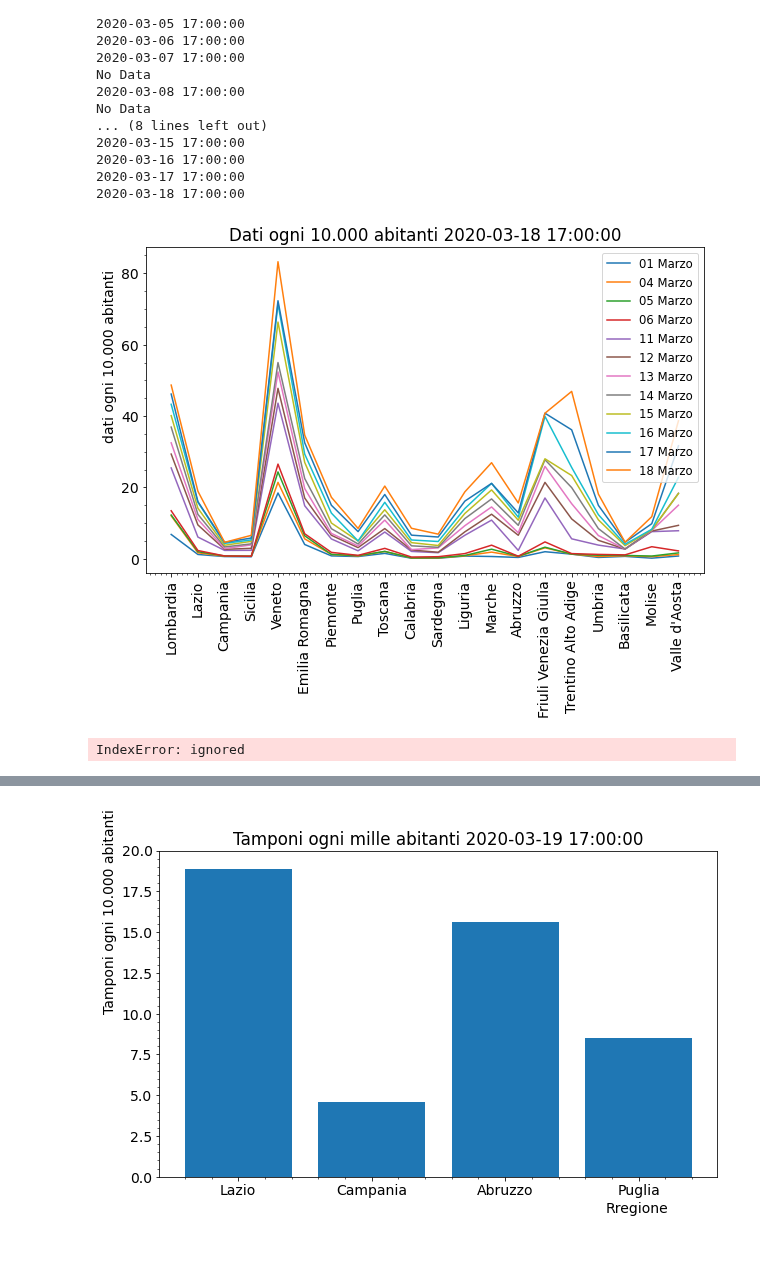
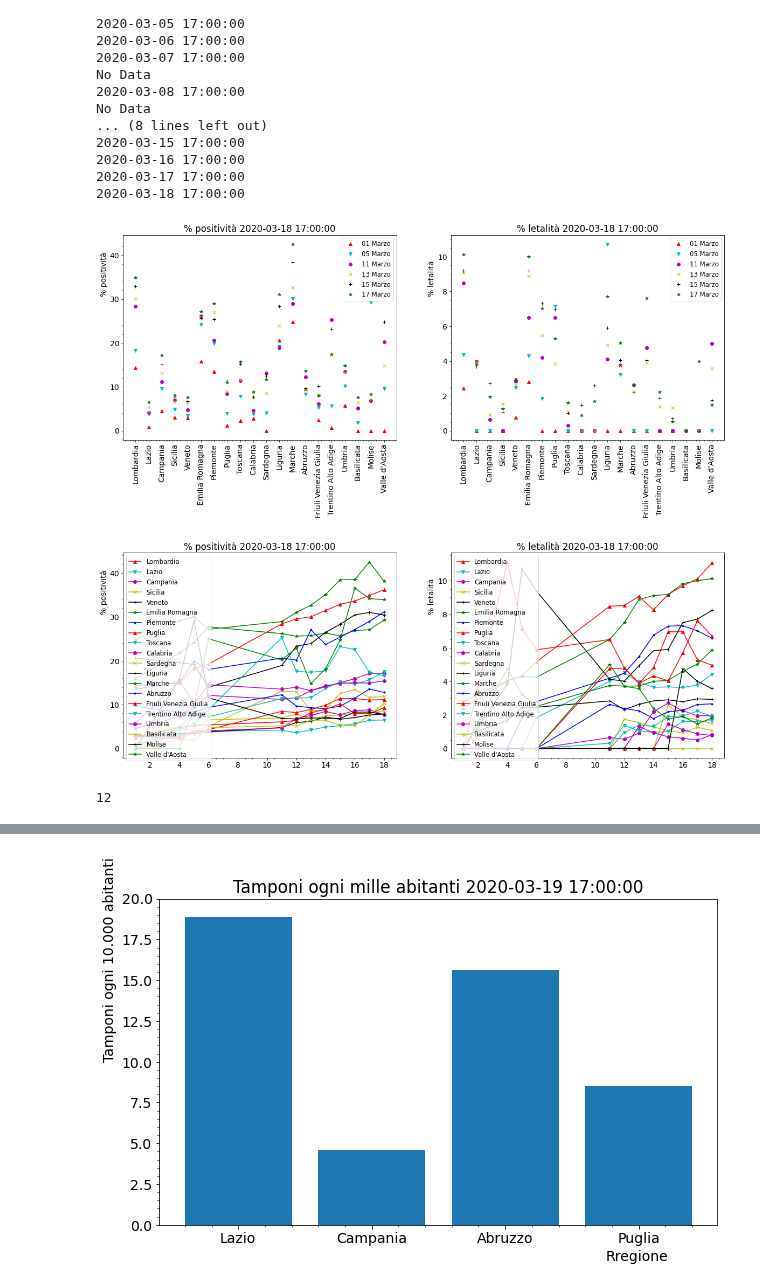
Before and after one commit to lorenzopaolucci/studenti, a Jupyter notebook: covid19.ipynb, the cells around one changed output, grey strips where cells are left out. Drawn from its saved outputs; the diff is of its cells as text; code cells hidden in the pictures; blank space fills up the shorter version.

```diff
--- a/covid19.ipynb
+++ b/covid19.ipynb
@@ -463,20 +463,67 @@ No Data
 2020-03-18 17:00:00
 # %%
 dati_regioni = np.array(dati_regioni)
-fig, ax = plt.subplots(figsize=(10,6))
-for d in range(0, len(dati_regioni)):
-  ax.plot(regioni, dati_regioni[d][2], label='{:02d} Marzo'.format(dati_regioni[d][0]))
-ax.set_title('Dati ogni 10.000 abitanti '+data_sel)
-ax.set_ylabel('dati ogni 10.000 abitanti', horizontalalignment = 'left', y=0.4)
-plt.xticks(rotation=90)
-plt.minorticks_on()
-plt.legend(loc=1, prop={'size':'small'})
+col    = ('b.', 'r^', 'cv', 'mo', 'yx', 'k+', 'g*')
+fig, ax = plt.subplots(1, 2, figsize=(20,7))
+coli = 0
+for d in range(0, len(dati_regioni), 2 ):
+  coli +=1
+  ax[0].plot(regioni, 100*dati_regioni[d][3]/dati_regioni[d][2], col[coli], label='{:02d} Marzo'.format(dati_regioni[d][0]))
+  ax[1].plot(regioni, 100*dati_regioni[d][4]/dati_regioni[d][3], col[coli], label='{:02d} Marzo'.format(dati_regioni[d][0]))
+ax[0].set_title('% positività '+data_sel)
+ax[0].set_ylabel('% positività', horizontalalignment = 'left', y=0.7)
+ax[1].set_title('% letalità '+data_sel)
+ax[1].set_ylabel('% letalità', horizontalalignment = 'left', y=0.7)
+
+ax[0].set_xticklabels(regioni, rotation=90)
+ax[0].minorticks_on()
+ax[0].legend(loc=1, prop={'size':'small'})
+ax[1].set_xticklabels(regioni, rotation=90)
+ax[1].minorticks_on()
+ax[1].legend(loc=1, prop={'size':'small'})
 plt.show()
-plt.show()
 # %% [output]
-[figure, old version]
+[figure, new version]
-# %%
-len(dati_regioni[2][5])
-#len(regioni)
-# %% [output]
-IndexError: ignored
+# %%
+from matplotlib.ticker import MaxNLocator
+col    = ('b.-', 'r^-', 'cv-', 'mo-', 'yx-', 'k+-', 'g*-')
+fig, ax = plt.subplots(1, 2, figsize=(20,7))
+
+coli = 0
+for r in range(0, len(regioni)):
+  positivity = []
+  letality = []
+  coli +=1
+  if coli >= len(col):
+    coli = 0
+  for d in range(0,len(dati_regioni)):
+    positivity.append([100*dati_regioni[d][3][r]/dati_regioni[d][2][r]])
+    letality.append(  [100*dati_regioni[d][4][r]/dati_regioni[d][3][r]])
+
+
+  ax[0].plot(dati_regioni[:,0], positivity, col[coli], label='{:s}'.format(regioni[r]))
+  ax[1].plot(dati_regioni[:,0], letality, col[coli], label='{:s}'.format(regioni[r]))
+ax[0].set_title('% positività '+data_sel)
+ax[0].set_ylabel('% positività', horizontalalignment = 'left', y=0.7)
+ax[1].set_title('% letalità '+data_sel)
+ax[1].set_ylabel('% letalità', horizontalalignment = 'left', y=0.7)
+
+ax[0].xaxis.set_major_locator(MaxNLocator(integer=True))
+ax[0].minorticks_on()
+ax[0].legend(loc=2, prop={'size':'small'})
+ax[1].xaxis.set_major_locator(MaxNLocator(integer=True))
+ax[1].minorticks_on()
+ax[1].legend(loc=2, prop={'size':'small'})
+plt.show()
+# %% [output]
+[figure, added]
+# %%
+positivity = []
+letality = []
+d = 0
+for r in range(len(dati_regioni)):
+  positivity.append([100*dati_regioni[:,3][r][d]/dati_regioni[:,2][r][d]])
+  letality.append(  [100*dati_regioni[:,4][r][d]/dati_regioni[:,3][r][d]])
+  y.append([dati_regioni[:,2][r][d]])
+# %% [output]
+12
```
Also changed, not shown: parts of 1 cell of this notebook.
